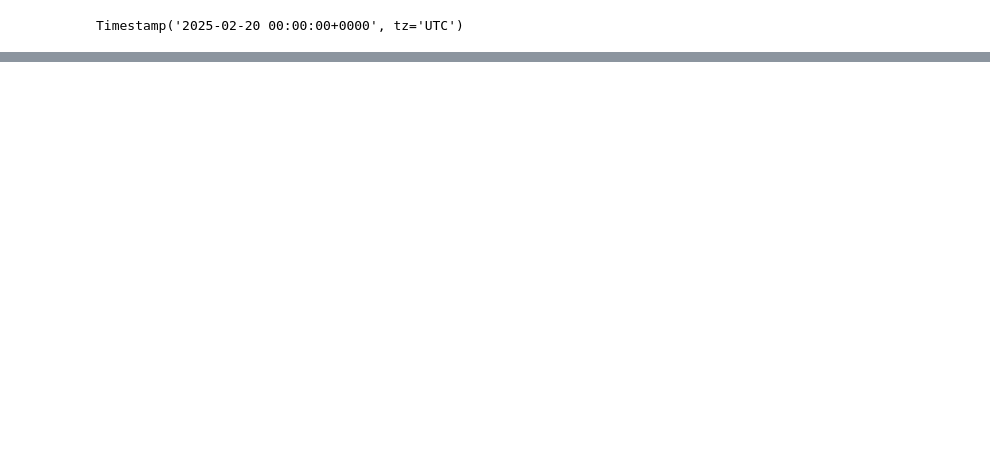
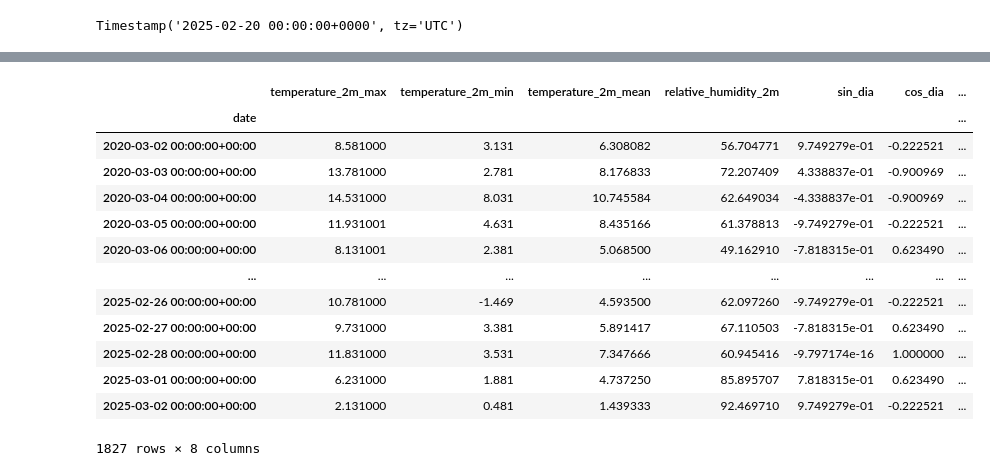
Before and after one commit to GamblerRunner/PrediccionMeteorologica, a Jupyter notebook: src/modeling/open_Meteo.ipynb, the cells around one changed output, grey strips where cells are left out. Drawn from its saved outputs; the diff is of its cells as text; code cells hidden in the pictures; blank space fills up the shorter version.

```diff
--- a/src/modeling/open_Meteo.ipynb
+++ b/src/modeling/open_Meteo.ipynb
@@ -387,0 +467,17 @@ MAE para sunrise: 0.00
+# %%
+df
+# %% [output]
+|  | temperature_2m_max | temperature_2m_min | temperature_2m_mean | relative_humidity_2m | sin_dia | cos_dia | ... |
+| date |  |  |  |  |  |  | ... |
+| 2020-03-02 00:00:00+00:00 | 8.581000 | 3.131 | 6.308082 | 56.704771 | 9.749279e-01 | -0.222521 | ... |
+| 2020-03-03 00:00:00+00:00 | 13.781000 | 2.781 | 8.176833 | 72.207409 | 4.338837e-01 | -0.900969 | ... |
+| 2020-03-04 00:00:00+00:00 | 14.531000 | 8.031 | 10.745584 | 62.649034 | -4.338837e-01 | -0.900969 | ... |
+| 2020-03-05 00:00:00+00:00 | 11.931001 | 4.631 | 8.435166 | 61.378813 | -9.749279e-01 | -0.222521 | ... |
+| 2020-03-06 00:00:00+00:00 | 8.131001 | 2.381 | 5.068500 | 49.162910 | -7.818315e-01 | 0.623490 | ... |
+| ... | ... | ... | ... | ... | ... | ... | ... |
+| 2025-02-26 00:00:00+00:00 | 10.781000 | -1.469 | 4.593500 | 62.097260 | -9.749279e-01 | -0.222521 | ... |
+| 2025-02-27 00:00:00+00:00 | 9.731000 | 3.381 | 5.891417 | 67.110503 | -7.818315e-01 | 0.623490 | ... |
+| 2025-02-28 00:00:00+00:00 | 11.831000 | 3.531 | 7.347666 | 60.945416 | -9.797174e-16 | 1.000000 | ... |
+| 2025-03-01 00:00:00+00:00 | 6.231000 | 1.881 | 4.737250 | 85.895707 | 7.818315e-01 | 0.623490 | ... |
+| 2025-03-02 00:00:00+00:00 | 2.131000 | 0.481 | 1.439333 | 92.469710 | 9.749279e-01 | -0.222521 | ... |
+1827 rows × 8 columns
```
Also changed, not shown: parts of 14 cells of this notebook, 9 other files.
